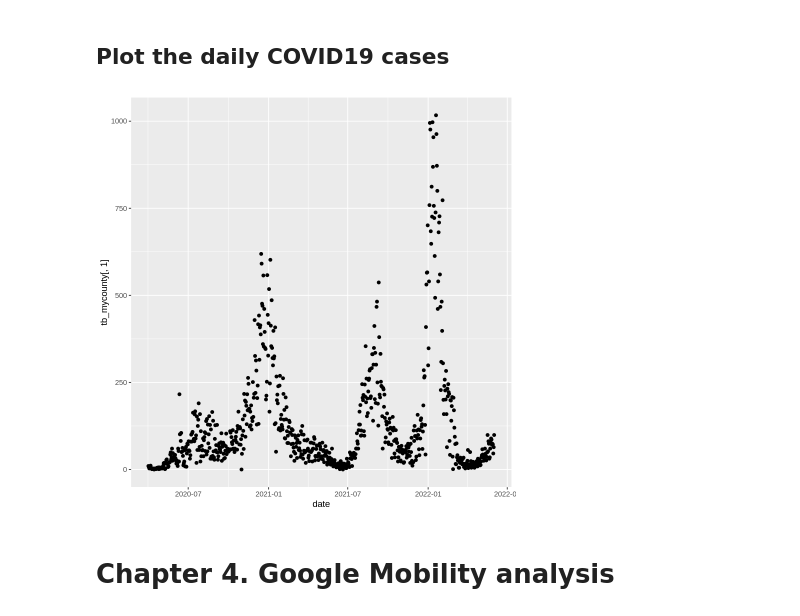
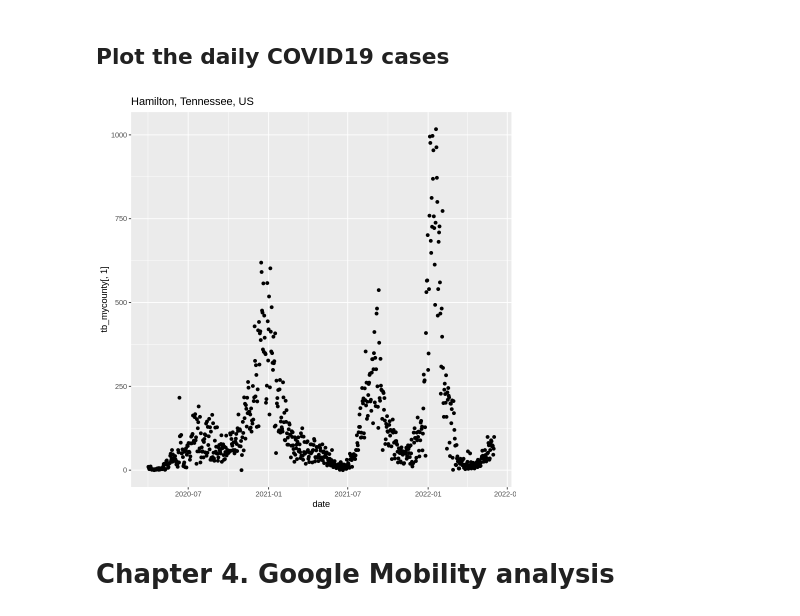
Before and after one commit to hongqin/R_COVID19_student_bootcamp2022June, a Jupyter notebook: R_coding_bootcamp_2022June.ipynb, the cells around one changed output. Saved outputs shown, nothing was run; the diff lists cells and outputs as text; code cells hidden in the pictures.

```diff
--- a/R_coding_bootcamp_2022June.ipynb
+++ b/R_coding_bootcamp_2022June.ipynb
@@ -624,9 +627,9 @@ A data.frame: 6 × 2
 # %% [markdown]
 ## Plot the daily COVID19 cases
 # %%
-ggplot(tb_mycounty, aes( x = date, y=tb_mycounty[,1])) + geom_point()
+ggplot(tb_mycounty, aes( x = date, y=tb_mycounty[,1])) + geom_point() + ggtitle(countyStateUSA )
 # %% [output]
-[figure, old version]
+[figure, new version]
 # %% [markdown]
 # Chapter 4. Google Mobility analysis
 # %% [markdown]
```
Also changed, not shown: parts of 54 cells of this notebook.
